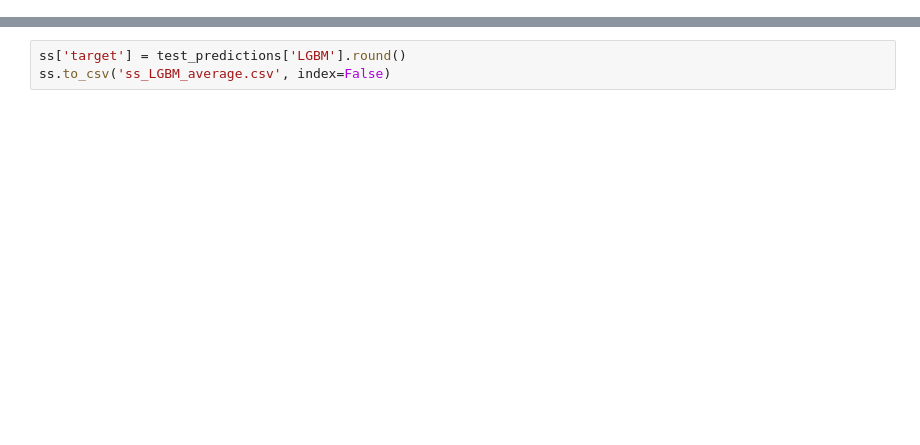
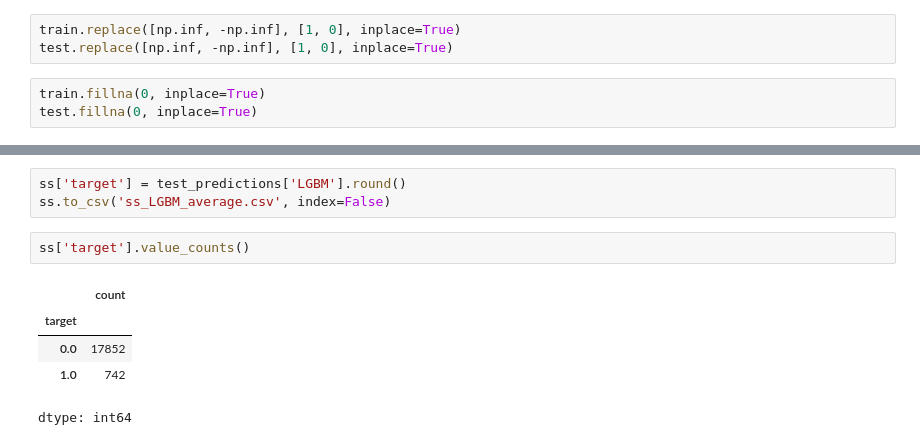
Before and after one commit to mubrij/AI_ML_for_5G_Energy_Consumption_Modelling_by_ITU_AI_ML_in_5G_Challenge, a Jupyter notebook: African_Credit_Scoring_Challenge.ipynb, the cells around one changed output, grey strips where cells are left out. Drawn from its saved outputs; the diff is of its cells as text; blank space fills up the shorter version.

```diff
--- a/African_Credit_Scoring_Challenge.ipynb
+++ b/African_Credit_Scoring_Challenge.ipynb
@@ -385,3 +482,9 @@ train[numerical_columns]
+# %%
+train.replace([np.inf, -np.inf], [1, 0], inplace=True)
+test.replace([np.inf, -np.inf], [1, 0], inplace=True)
+# %%
+train.fillna(0, inplace=True)
+test.fillna(0, inplace=True)
 # %% [markdown]
 #Modeling
 # %%
@@ -515,3 +618,11 @@ CatBoost: Mean F1 Score = 0.8281
 # %%
 ss['target'] = test_predictions['LGBM'].round()
 ss.to_csv('ss_LGBM_average.csv', index=False)
+# %%
+ss['target'].value_counts()
+# %% [output]
+|  | count |
+| target |  |
+| 0.0 | 17852 |
+| 1.0 | 742 |
+dtype: int64
```
Also changed, not shown: parts of 15 cells of this notebook.
